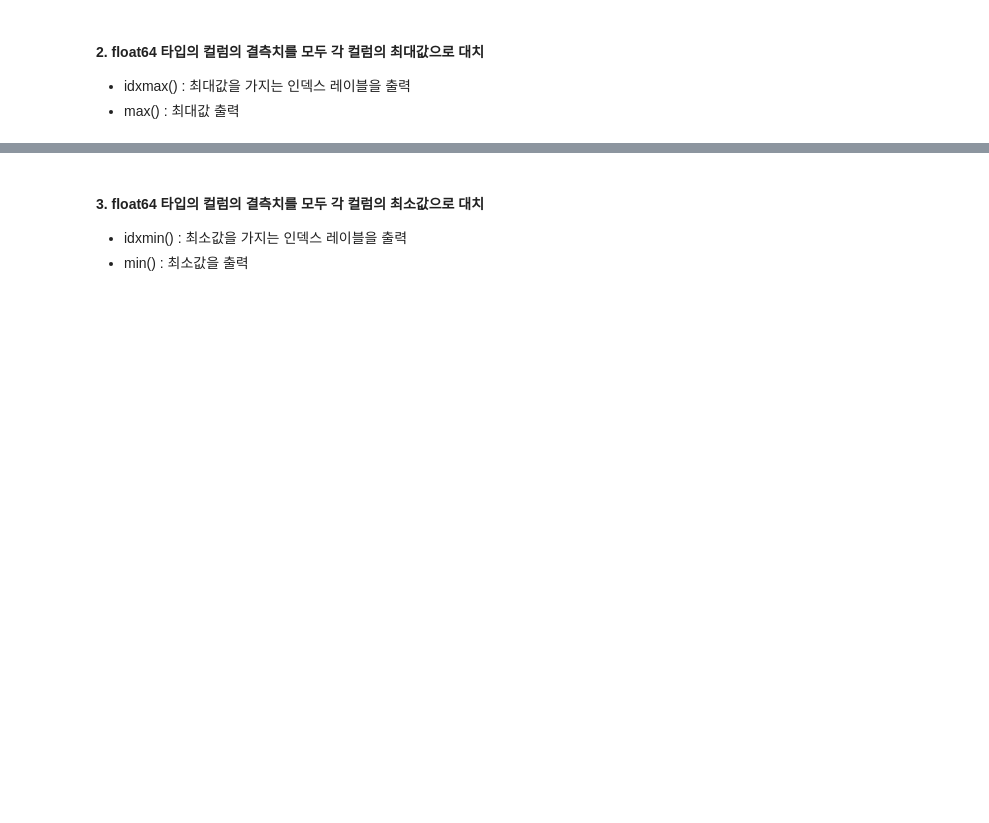
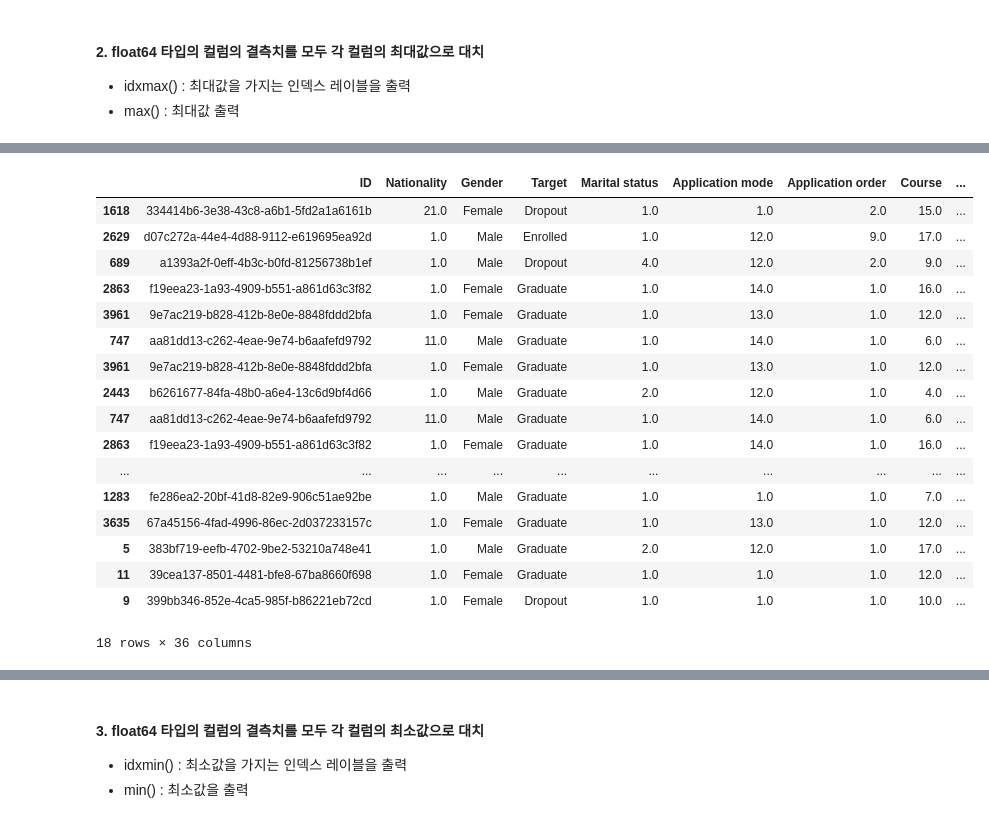
Before and after one commit to lhshs/Genia, a Jupyter notebook: Study/chapter 1. 실습용 코드.ipynb, the cells around one changed output, grey strips where cells are left out. Cells and saved outputs as stored; diff of their text form; code cells hidden in the pictures; blank space fills up the shorter version.

```diff
--- a/Study/chapter 1. 실습용 코드.ipynb
+++ b/Study/chapter 1. 실습용 코드.ipynb
@@ -424,5 +434,8 @@ null_cnt_df
 0
 # %%
 # 약 4천개의 행중에서 3000개 이상 결측인 컬럼 제거 -> "Education" 컬럼 제거 됨
-
-dropout.dropna(thresh=3000, axis=1, inplace=True)
+# 열 기준 3000개 이상 Null값 가진 컬럼 있는지 확인 출력
+print(dropout_.isnull().sum(axis=0) >= 3000)
+# 3000 이상 제거
+dropout_.dropna(thresh=3000, axis=1, inplace=True)
+dropout_
@@ -449,3 +513,5 @@ dropout['ID'].dtype
+# %%
+dropout = dropout_
 # %%
 # 각 타입별 컬럼 리스트를 딕셔너리 형태로 반환
 
@@ -488,0 +615,23 @@ dropout[type_lst['Float64']].fillna(max)
+# %%
+# 최대값 가지는 index 추출
+f_max_index = dropout.loc[dropout[type_lst['Float64']].idxmax()]
+f_max_index
+# %% [output]
+|  | ID | Nationality | Gender | Target | Marital status | Application mode | Application order | Course | ... |
+| 1618 | 334414b6-3e38-43c8-a6b1-5fd2a1a6161b | 21.0 | Female | Dropout | 1.0 | 1.0 | 2.0 | 15.0 | ... |
+| 2629 | d07c272a-44e4-4d88-9112-e619695ea92d | 1.0 | Male | Enrolled | 1.0 | 12.0 | 9.0 | 17.0 | ... |
+| 689 | a1393a2f-0eff-4b3c-b0fd-81256738b1ef | 1.0 | Male | Dropout | 4.0 | 12.0 | 2.0 | 9.0 | ... |
+| 2863 | f19eea23-1a93-4909-b551-a861d63c3f82 | 1.0 | Female | Graduate | 1.0 | 14.0 | 1.0 | 16.0 | ... |
+| 3961 | 9e7ac219-b828-412b-8e0e-8848fddd2bfa | 1.0 | Female | Graduate | 1.0 | 13.0 | 1.0 | 12.0 | ... |
+| 747 | aa81dd13-c262-4eae-9e74-b6aafefd9792 | 11.0 | Male | Graduate | 1.0 | 14.0 | 1.0 | 6.0 | ... |
+| 3961 | 9e7ac219-b828-412b-8e0e-8848fddd2bfa | 1.0 | Female | Graduate | 1.0 | 13.0 | 1.0 | 12.0 | ... |
+| 2443 | b6261677-84fa-48b0-a6e4-13c6d9bf4d66 | 1.0 | Male | Graduate | 2.0 | 12.0 | 1.0 | 4.0 | ... |
+| 747 | aa81dd13-c262-4eae-9e74-b6aafefd9792 | 11.0 | Male | Graduate | 1.0 | 14.0 | 1.0 | 6.0 | ... |
+| 2863 | f19eea23-1a93-4909-b551-a861d63c3f82 | 1.0 | Female | Graduate | 1.0 | 14.0 | 1.0 | 16.0 | ... |
+| ... | ... | ... | ... | ... | ... | ... | ... | ... | ... |
+| 1283 | fe286ea2-20bf-41d8-82e9-906c51ae92be | 1.0 | Male | Graduate | 1.0 | 1.0 | 1.0 | 7.0 | ... |
+| 3635 | 67a45156-4fad-4996-86ec-2d037233157c | 1.0 | Female | Graduate | 1.0 | 13.0 | 1.0 | 12.0 | ... |
+| 5 | 383bf719-eefb-4702-9be2-53210a748e41 | 1.0 | Male | Graduate | 2.0 | 12.0 | 1.0 | 17.0 | ... |
+| 11 | 39cea137-8501-4481-bfe8-67ba8660f698 | 1.0 | Female | Graduate | 1.0 | 1.0 | 1.0 | 12.0 | ... |
+| 9 | 399bb346-852e-4ca5-985f-b86221eb72cd | 1.0 | Female | Dropout | 1.0 | 1.0 | 1.0 | 10.0 | ... |
+18 rows × 36 columns
```
Also changed, not shown: parts of 45 cells of this notebook.
